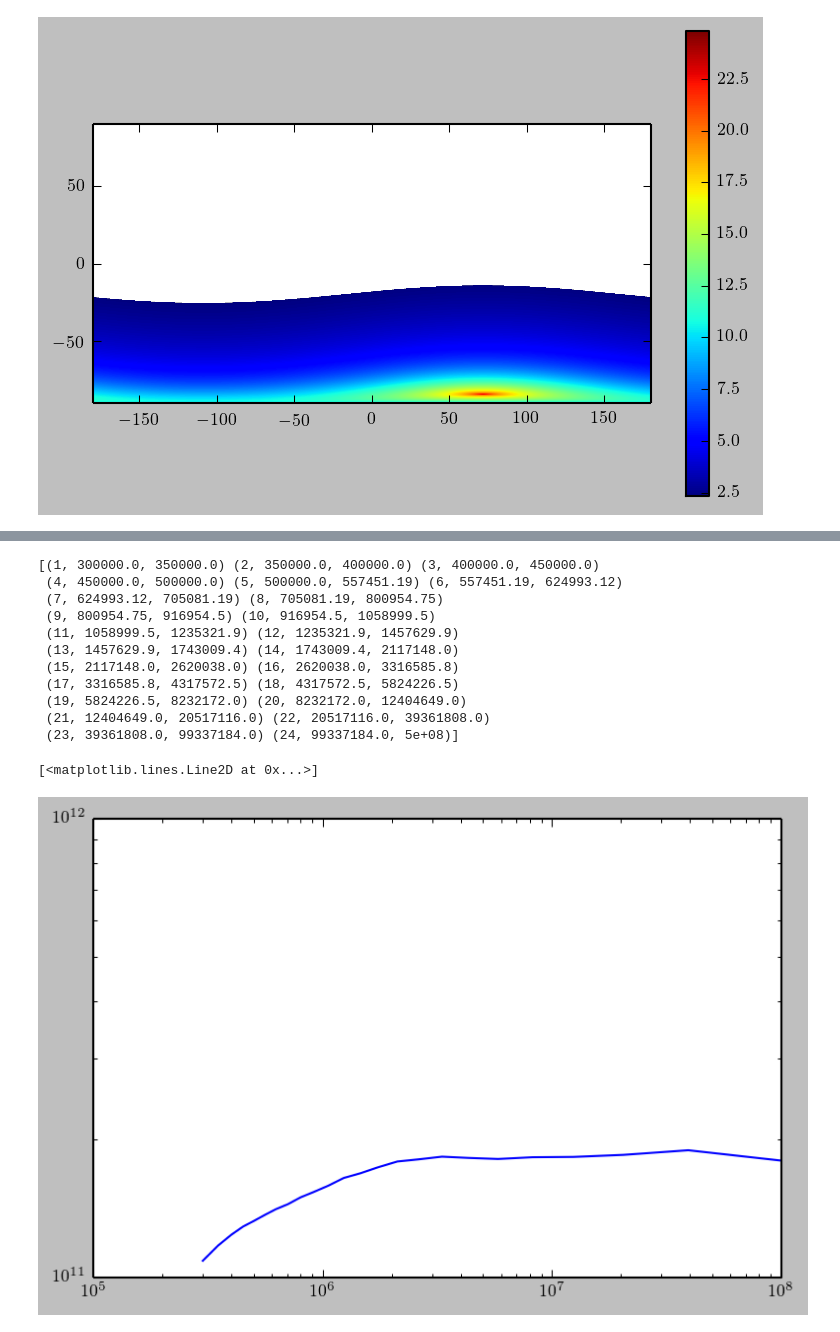
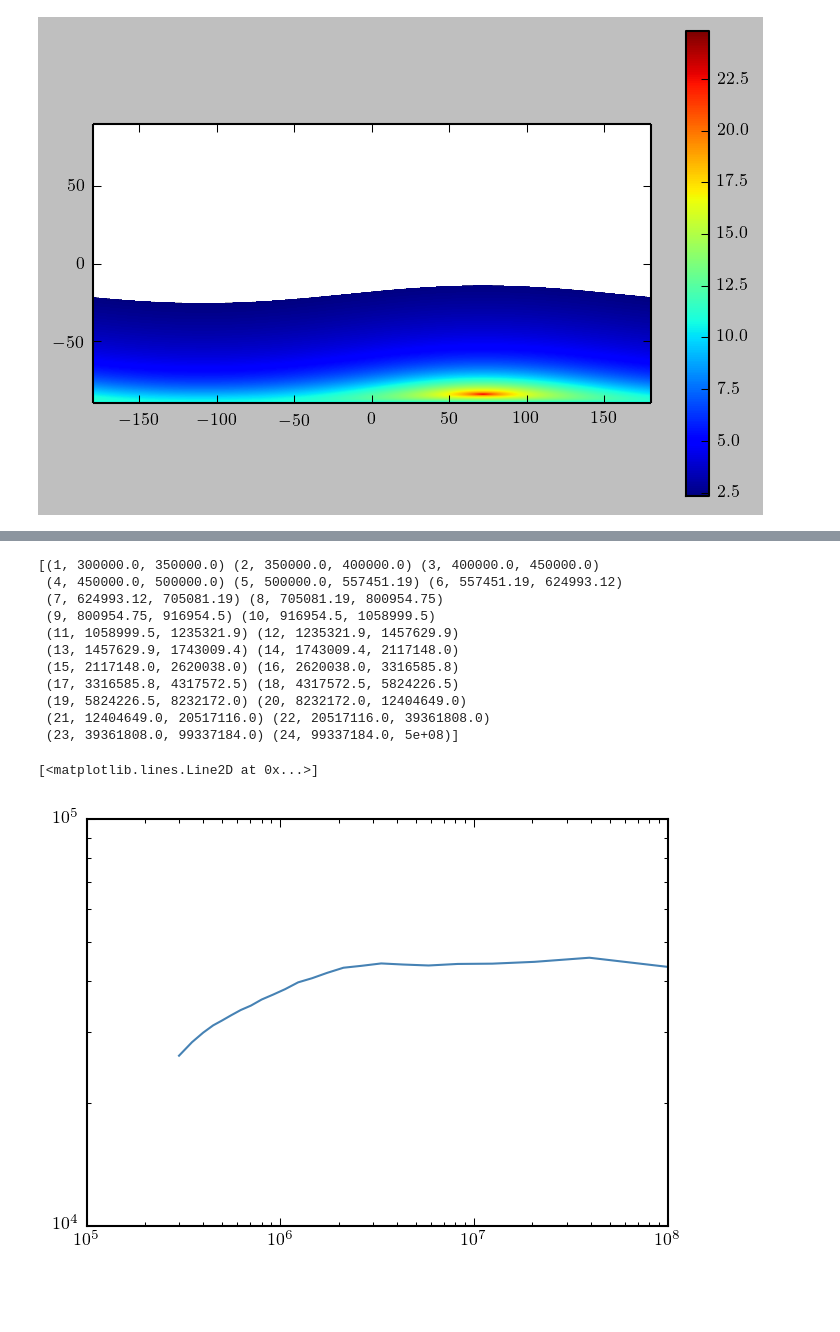
Before and after one commit to erccarls/GammaLike_dev, a Jupyter notebook: GenSrcMap.ipynb, the cells around one changed output, grey strips where cells are left out. Cells and saved outputs as stored; diff of their text form; code cells hidden in the pictures; blank space fills up the shorter version.

```diff
--- a/GenSrcMap.ipynb
+++ b/GenSrcMap.ipynb
@@ -300,20 +314,24 @@ No.    Name         Type      Cards   Dimensions   Format
 # %%
-val = [np.sum(hdu[3].data[i]) for i in range(25)]
+
+print hdu.
+
+
+val = [np.mean(hdu[3].data[i])/ for i in range(25)]
 print hdu[2].data
 
 energies = [np.sum(hdu[2].data[i][1]) for i in range(24)]
 plt.loglog(energies,val[:-1])
 # %% [output]
 [(1, 300000.0, 350000.0) (2, 350000.0, 400000.0) (3, 400000.0, 450000.0)
  (4, 450000.0, 500000.0) (5, 500000.0, 557451.19) (6, 557451.19, 624993.12)
  (7, 624993.12, 705081.19) (8, 705081.19, 800954.75)
  (9, 800954.75, 916954.5) (10, 916954.5, 1058999.5)
  (11, 1058999.5, 1235321.9) (12, 1235321.9, 1457629.9)
  (13, 1457629.9, 1743009.4) (14, 1743009.4, 2117148.0)
  (15, 2117148.0, 2620038.0) (16, 2620038.0, 3316585.8)
  (17, 3316585.8, 4317572.5) (18, 4317572.5, 5824226.5)
  (19, 5824226.5, 8232172.0) (20, 8232172.0, 12404649.0)
  (21, 12404649.0, 20517116.0) (22, 20517116.0, 39361808.0)
  (23, 39361808.0, 99337184.0) (24, 99337184.0, 5e+08)]
 [<matplotlib.lines.Line2D at 0x...>]
-[figure, old version]
+[figure, new version]
```
Also changed, not shown: parts of 3 cells of this notebook, 6 other files.
